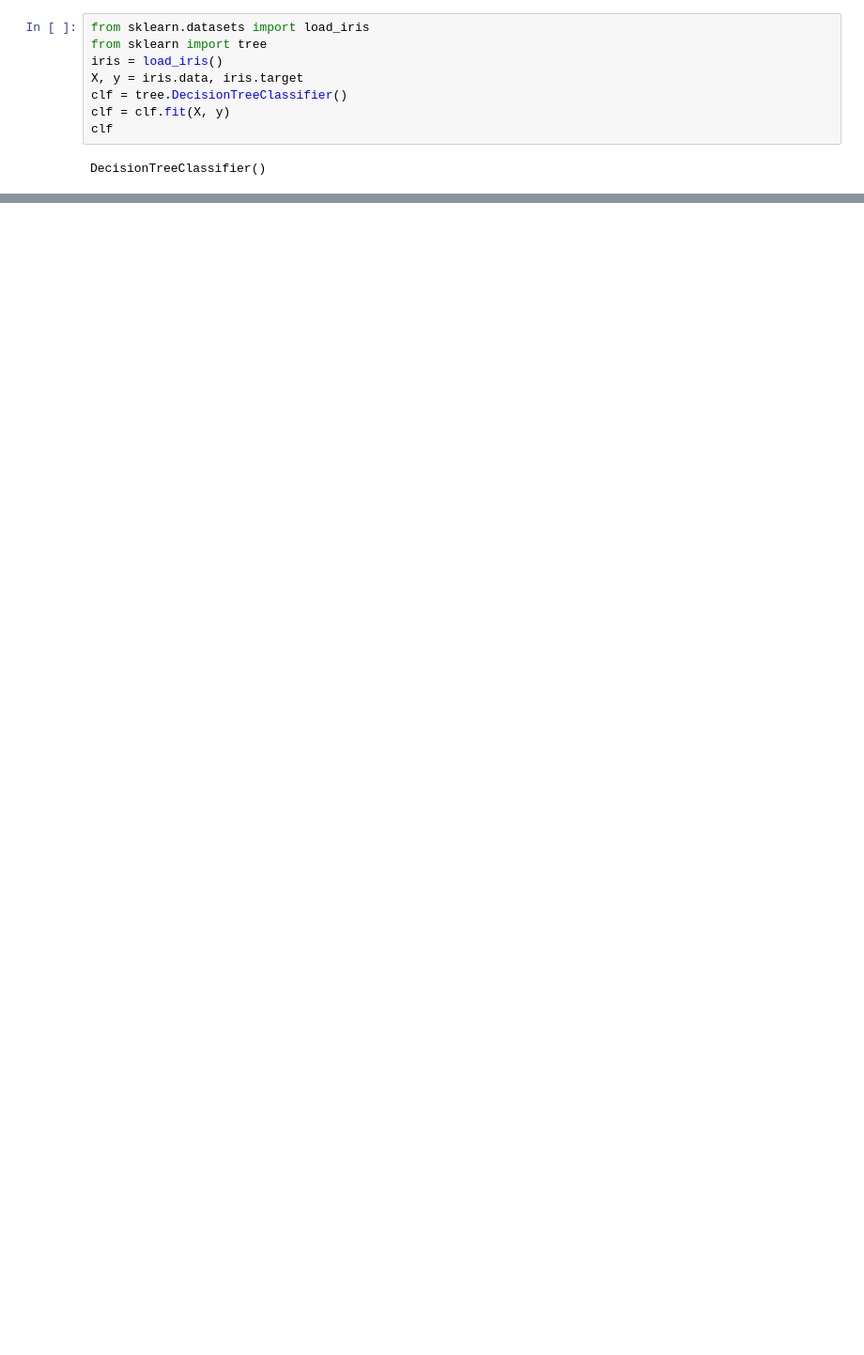
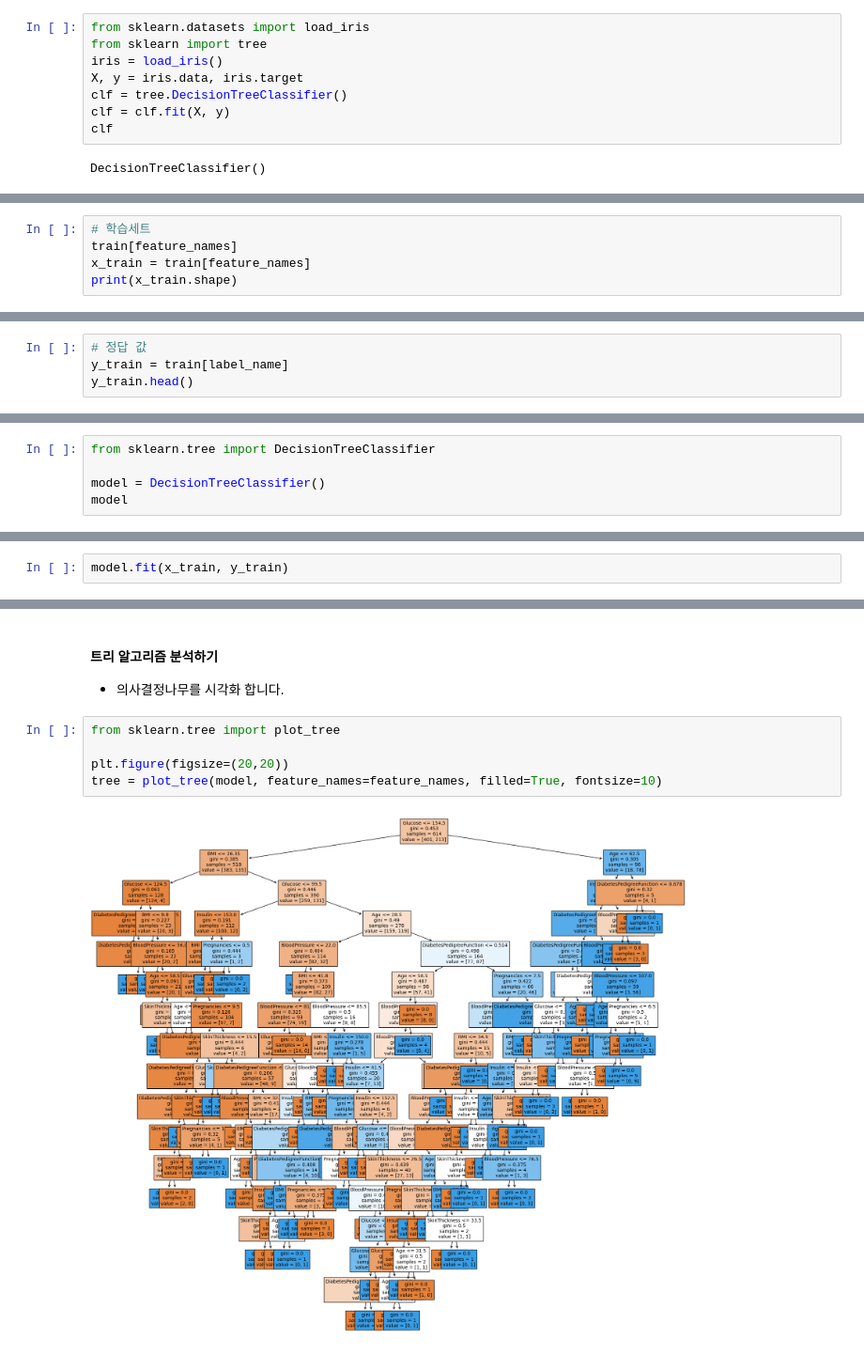
Before and after one commit to skqorrla/N_DSP_2024, a Jupyter notebook: week1.ipynb, the cells around one changed output, grey strips where cells are left out. Shown at 94% size. Drawn from its saved outputs; the diff is of its cells as text; blank space fills up the shorter version.

```diff
--- a/week1.ipynb
+++ b/week1.ipynb
@@ -53,0 +160,5 @@ t = tree.plot_tree(clf, filled=True)
+# %%
+# 학습세트
+train[feature_names]
+x_train = train[feature_names]
+print(x_train.shape)
@@ -53,0 +167,4 @@ t = tree.plot_tree(clf, filled=True)
+# %%
+# 정답 값
+y_train = train[label_name]
+y_train.head()
@@ -53,0 +207,5 @@ t = tree.plot_tree(clf, filled=True)
+# %%
+from sklearn.tree import DecisionTreeClassifier
+
+model = DecisionTreeClassifier()
+model
@@ -53,0 +217,2 @@ t = tree.plot_tree(clf, filled=True)
+# %%
+model.fit(x_train, y_train)
@@ -53,0 +236,10 @@ t = tree.plot_tree(clf, filled=True)
+# %% [markdown]
+#### 트리 알고리즘 분석하기
+* 의사결정나무를 시각화 합니다.
+# %%
+from sklearn.tree import plot_tree
+
+plt.figure(figsize=(20,20))
+tree = plot_tree(model, feature_names=feature_names, filled=True, fontsize=10)
+# %% [output]
+[figure, added]
```
Also changed, not shown: parts of 29 cells of this notebook, 1 other file.
